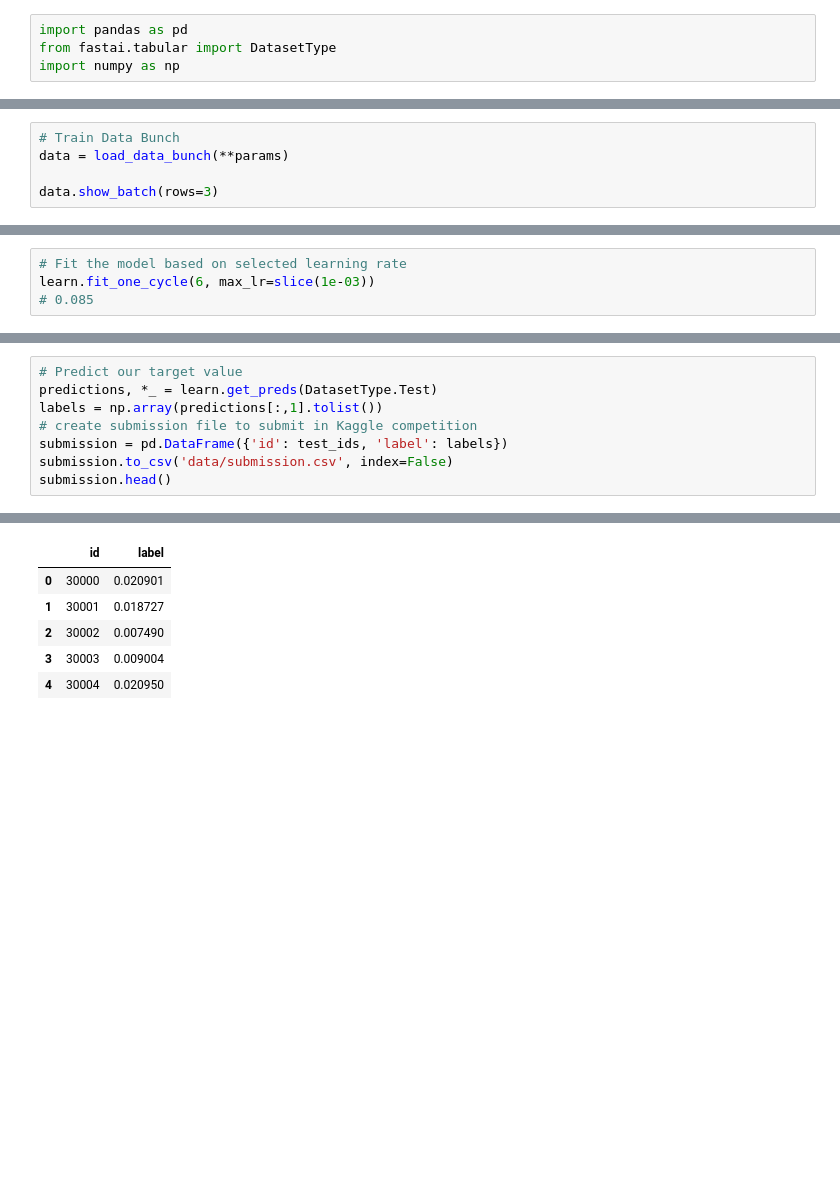
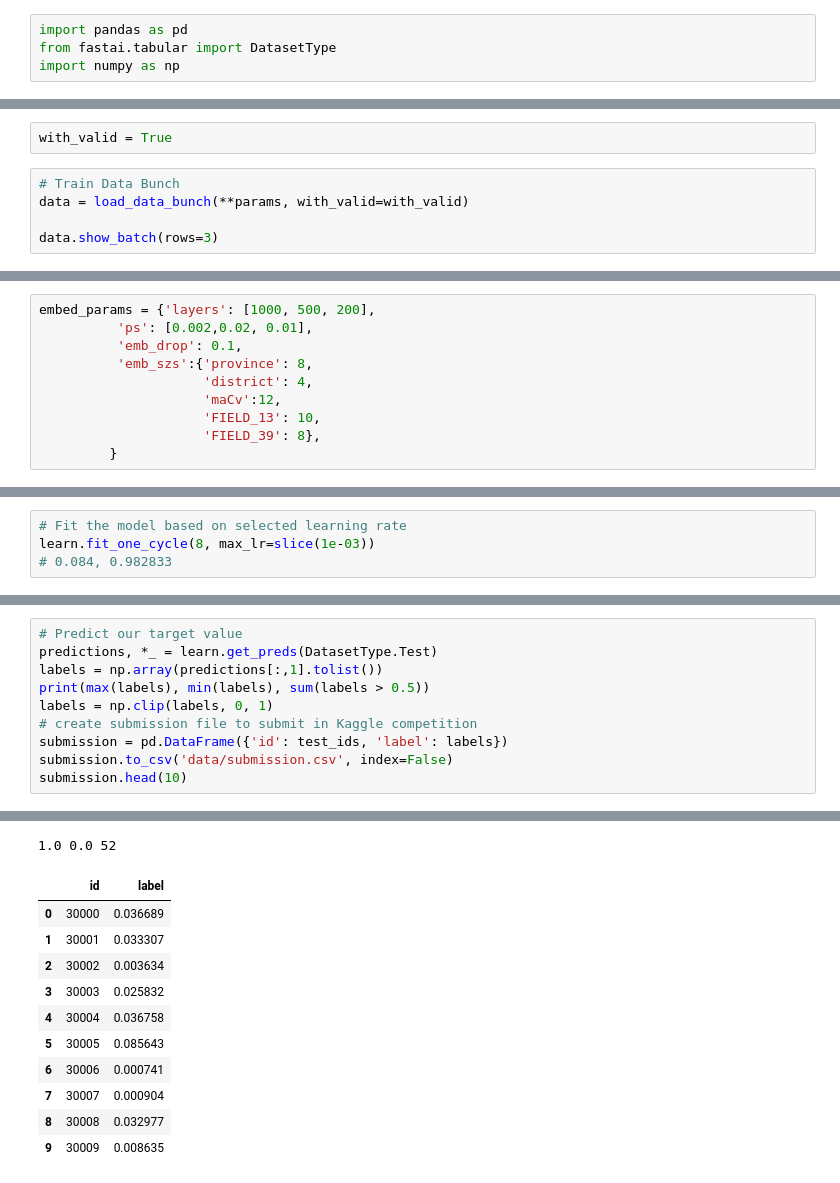
Before and after one commit to quangvu0702/credit, a Jupyter notebook: 06_train_model.ipynb, the cells around one changed output, grey strips where cells are left out. Cells and saved outputs as stored; diff of their text form; blank space fills up the shorter version.

```diff
--- a/06_train_model.ipynb
+++ b/06_train_model.ipynb
@@ -35,6 +68,8 @@ Continue: ['age_source1', 'age_source2', 'FIELD_1', 'FIELD_2', 'FIELD_3', 'FIELD
+# %%
+with_valid = True
 # %%
 # Train Data Bunch
-data = load_data_bunch(**params)
+data = load_data_bunch(**params, with_valid=with_valid)
 
 data.show_batch(rows=3)
 # %% [output]
@@ -45,3 +80,13 @@ data.show_batch(rows=3)
+# %%
+embed_params = {'layers': [1000, 500, 200],
+          'ps': [0.002,0.02, 0.01],
+          'emb_drop': 0.1,
+          'emb_szs':{'province': 8,
+                     'district': 4,
+                     'maCv':12,
+                     'FIELD_13': 10,
+                     'FIELD_39': 8},
+         }
 # %%
 learn = load_learner(data, embed_params)
 learn.model
@@ -75,5 +120,5 @@ LR Finder is complete, type {learner_name}.recorder.plot() to see the graph.
 # %%
 # Fit the model based on selected learning rate
-learn.fit_one_cycle(6, max_lr=slice(1e-03))
-# 0.085
+learn.fit_one_cycle(8, max_lr=slice(1e-03))
+# 0.084, 0.982833
 # %% [output]
@@ -97,16 +165,24 @@ gini_score(y_valid, y_score)
 # %%
 # Predict our target value
 predictions, *_ = learn.get_preds(DatasetType.Test)
 labels = np.array(predictions[:,1].tolist())
+print(max(labels), min(labels), sum(labels > 0.5))
+labels = np.clip(labels, 0, 1)
 # create submission file to submit in Kaggle competition
 submission = pd.DataFrame({'id': test_ids, 'label': labels})
 submission.to_csv('data/submission.csv', index=False)
-submission.head()
+submission.head(10)
 # %% [output]
 [interactive output not drawn]
+1.0 0.0 52
 |  | id | label |
-| 0 | 30000 | 0.020901 |
-| 1 | 30001 | 0.018727 |
-| 2 | 30002 | 0.007490 |
-| 3 | 30003 | 0.009004 |
-| 4 | 30004 | 0.020950 |
+| 0 | 30000 | 0.036689 |
+| 1 | 30001 | 0.033307 |
+| 2 | 30002 | 0.003634 |
+| 3 | 30003 | 0.025832 |
+| 4 | 30004 | 0.036758 |
+| 5 | 30005 | 0.085643 |
+| 6 | 30006 | 0.000741 |
+| 7 | 30007 | 0.000904 |
+| 8 | 30008 | 0.032977 |
+| 9 | 30009 | 0.008635 |
```
Also changed, not shown: parts of 18 cells of this notebook, 14 other files.
